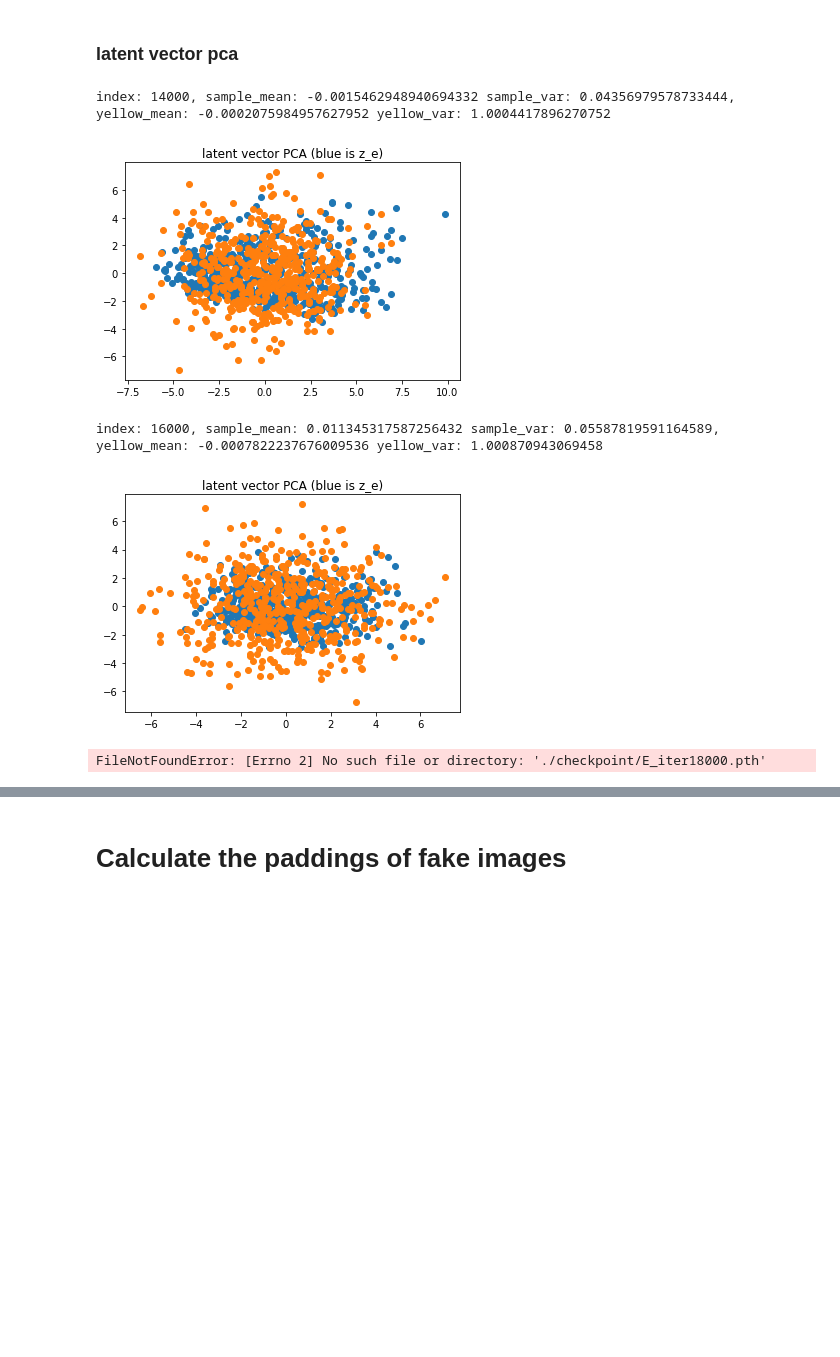
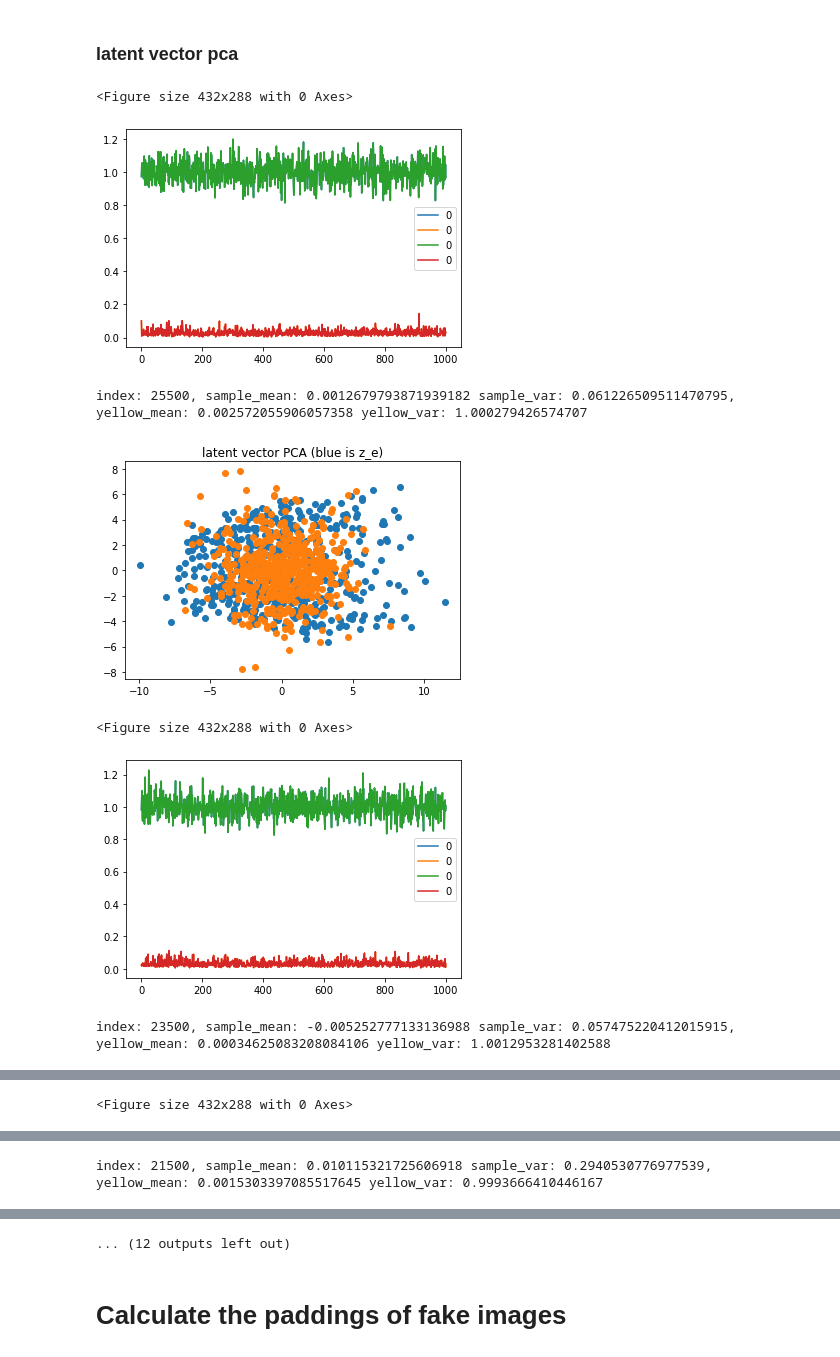
Before and after one commit to ShiboXing/Improved-3dbraingen, a Jupyter notebook: Test.ipynb, the cells around one changed output, grey strips where cells are left out. Drawn from its saved outputs; the diff is of its cells as text; code cells hidden in the pictures; blank space fills up the shorter version.

```diff
--- a/Test.ipynb
+++ b/Test.ipynb
@@ -78,7 +78,7 @@ E = Discriminator(out_class = latent_dim, is_dis=False).cuda(gpu)
 #-----------------------
 
 #------------Trained Model of ADNI dataset---------------------
-G.load_state_dict(torch.load('./checkpoint/G_iter5500.pth')) # Alpha-WGAN-GP
+G.load_state_dict(torch.load('./mmd_checkpoint/G_iter25500.pth')) # Alpha-WGAN-GP
 # E.load_state_dict(torch.load('./trained/E_iter12500.pth')) # Alpha-WGAN-GP Encoder
 # G.load_state_dict(torch.load('./trained/G_VG_iter24552.pth')) #VAE-GAN
 # G.load_state_dict(torch.load('./checkpoint/Alpha_G.pth')) #Alpha-GAN
@@ -215,5 +224,8 @@ print(sum_ssim/(494 * 2))
 ### calculate mmd
 # %%
 # try different variances for z_e
-G.load_state_dict(torch.load(f'./mmd_checkpoint/G_iter{i}.pth'))
-vars = [0.1, 1, 2, 5, 10, 20]
+G.load_state_dict(torch.load(f'./mmd_checkpoint/G_iter{25500}.pth'))
+E.load_state_dict(torch.load(f'./mmd_checkpoint/E_iter{25500}.pth'))
+var = [0.1, 1, 2, 5, 10, 20, 30, 50, 100]
+for i in range(len(var)-1, -1, -1):
+    calc_mmd(train_loader, G, var[i], gpu_ind=1, path='test_data_ze')
@@ -220,6 +247,5 @@ vars = [0.1, 1, 2, 5, 10, 20]
 # %%
-df = load_csv('./test_data/mmd.csv')
 for i in range(500, 200000, 500):
-    G.load_state_dict(torch.load(f'./mmd_checkpoint/G_iter{i}.pth'))
-    E.load_state_dict(torch.load(f'./mmd_checkpoint/E_iter{i}.pth'))
-    calc_mmd(train_loader, G, df, i, gpu_ind=1, E=E)
+    G.load_state_dict(torch.load(f'./checkpoint/G_iter{i}.pth'))
+#     E.load_state_dict(torch.load(f'./mmd_checkpoint/E_iter{i}.pth'))
+    calc_mmd(train_loader, G, i, gpu_ind=1, path='test_data')
@@ -234,7 +265,7 @@ df['mmd_score'][:10].plot()
 # %%
 sample_df = pd.DataFrame()
 real_df = pd.DataFrame()
-for i in range(8500, 200000, 1000):
+for i in range(8500, 200000, 2000):
     G.load_state_dict(torch.load(f'./checkpoint/G_iter{i}.pth'))
     viz_pca(G, trainset, latent_size=latent_dim, index=i, gpu_ind=1)
 # %%
@@ -284,12 +315,14 @@ for i in range(4, 101):
     viz_pca(E, trainset, latent_size=latent_dim, index=i, is_cd=True, gpu_ind=gpu, batch_size=4)
 # %%
 # for AlphaWGAN
-for i in range(14000, 200001, 2000):
-    E.load_state_dict(torch.load(f'./checkpoint/E_iter{i}.pth'))
+for i in range(25500, 0, -2000):
+    E.load_state_dict(torch.load(f'./mmd_checkpoint/E_iter{i}.pth'))
     viz_pca(E, trainset, latent_size=latent_dim, index=i, is_cd=True, gpu_ind=gpu)
 # %% [output]
-index: 14000, sample_mean: -0.0015462948940694332 sample_var: 0.04356979578733444, yellow_mean: -0.0002075984957627952 yellow_var: 1.0004417896270752
+<Figure size 432x288 with 0 Axes>
-[figure, old version]
+[figure, new version]
-index: 16000, sample_mean: 0.011345317587256432 sample_var: 0.05587819591164589, yellow_mean: -0.0007822237676009536 yellow_var: 1.000870943069458
+index: 25500, sample_mean: 0.0012679793871939182 sample_var: 0.061226509511470795, yellow_mean: 0.002572055906057358 yellow_var: 1.000279426574707
-[figure, old version]
+[figure, new version]
-FileNotFoundError: [Errno 2] No such file or directory: './checkpoint/E_iter18000.pth'
+<Figure size 432x288 with 0 Axes>
+[figure, added]
+index: 23500, sample_mean: -0.005252777133136988 sample_var: 0.057475220412015915, yellow_mean: 0.00034625083208084106 yellow_var: 1.0012953281402588
@@ -295,0 +330 @@ FileNotFoundError: [Errno 2] No such file or directory: './checkpoint/E_iter1800
+<Figure size 432x288 with 0 Axes>
@@ -295,0 +332 @@ FileNotFoundError: [Errno 2] No such file or directory: './checkpoint/E_iter1800
+index: 21500, sample_mean: 0.010115321725606918 sample_var: 0.2940530776977539, yellow_mean: 0.0015303397085517645 yellow_var: 0.9993666410446167
@@ -296,3 +334,4 @@ FileNotFoundError: [Errno 2] No such file or directory: './checkpoint/E_iter1800
+... (12 outputs left out)
 # %% [markdown]
 # Calculate the paddings of fake images
 # %%
```
Also changed, not shown: parts of 7 cells of this notebook, 6 other files.
